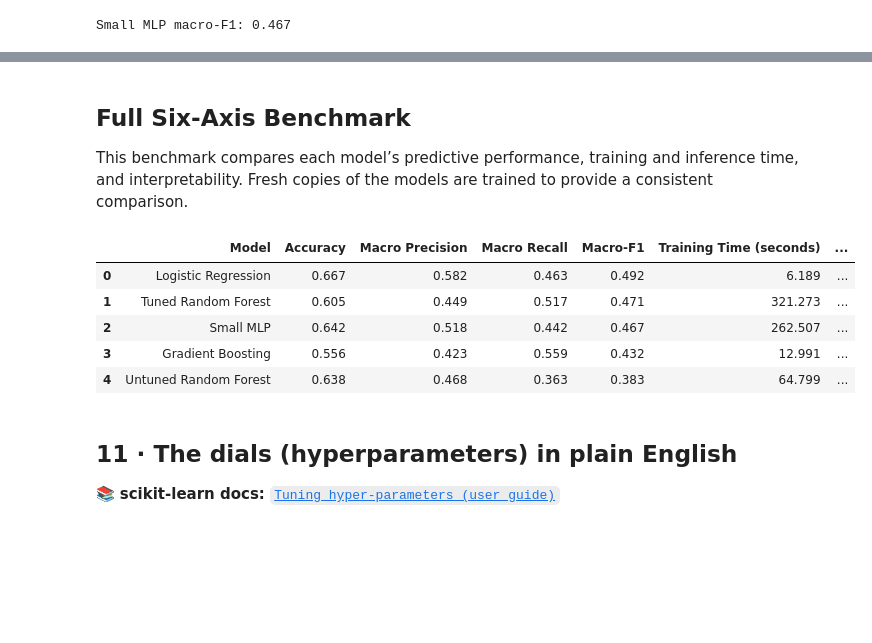
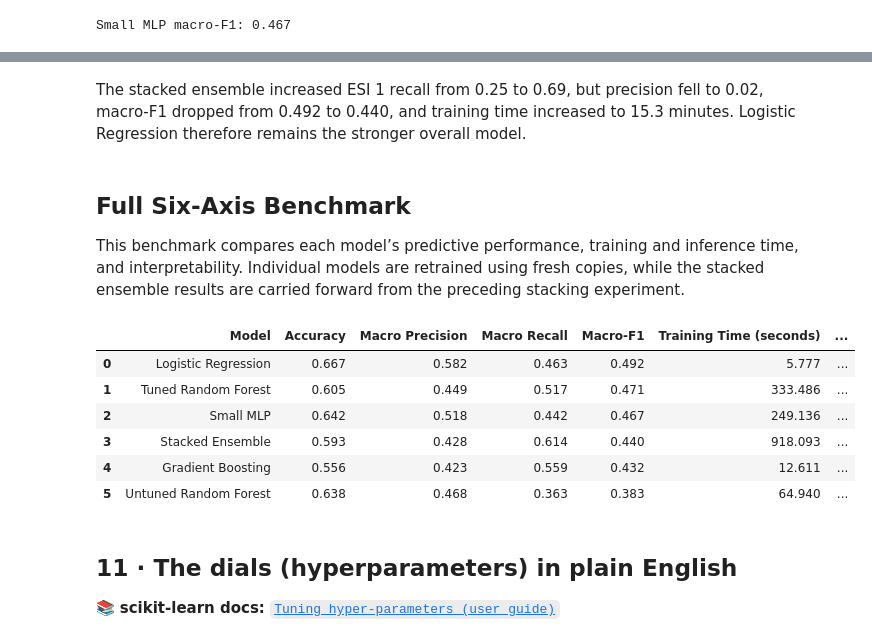
Before and after one commit to tinadams/carisurg-portfolio, a Jupyter notebook: notebooks/week_7_Tutorial2_Optimization_Techniques.ipynb, the cells around one changed output, grey strips where cells are left out. Saved outputs shown, nothing was run; the diff lists cells and outputs as text; code cells hidden in the pictures; blank space fills up the shorter version.

```diff
--- a/notebooks/week_7_Tutorial2_Optimization_Techniques.ipynb
+++ b/notebooks/week_7_Tutorial2_Optimization_Techniques.ipynb
@@ -621,7 +756,9 @@ Small MLP macro-F1: 0.467
+# %% [markdown]
+The stacked ensemble increased ESI 1 recall from 0.25 to 0.69, but precision fell to 0.02, macro-F1 dropped from 0.492 to 0.440, and training time increased to 15.3 minutes. Logistic Regression therefore remains the stronger overall model.
 # %% [markdown]
 ## Full Six-Axis Benchmark
 
-This benchmark compares each model’s predictive performance, training and inference time, and interpretability. Fresh copies of the models are trained to provide a consistent comparison.
+This benchmark compares each model’s predictive performance, training and inference time, and interpretability. Individual models are retrained using fresh copies, while the stacked ensemble results are carried forward from the preceding stacking experiment.
 # %%
 # ------------------------------------------------------------------
 # FULL SIX-AXIS BENCHMARK
@@ -744,38 +881,50 @@ benchmark_results.append(
     benchmark_model(
         name="Small MLP",
         model=mlp,
         X_train_model=X_train_fe,
         X_test_model=X_test_fe,
         interpretability="Low"
     )
 )
 
+# Add the stacked ensemble results from the earlier stacking section
+benchmark_results.append({
+    "Model": "Stacked Ensemble",
+    "Accuracy": stack_accuracy,
+    "Macro Precision": stack_macro_precision,
+    "Macro Recall": stack_macro_recall,
+    "Macro-F1": stack_macro_f1,
+    "Training Time (seconds)": stack_training_time,
+    "Inference Time per Prediction (ms)": stack_inference_ms,
+    "Interpretability": "Low"
+})
 benchmark_table = pd.DataFrame(benchmark_results)
 
 # Sort from highest to lowest macro-F1
 benchmark_table = benchmark_table.sort_values(
     by="Macro-F1",
     ascending=False
 ).reset_index(drop=True)
 
 # Round values for easier reading
 display(
     benchmark_table.round({
         "Accuracy": 3,
         "Macro Precision": 3,
         "Macro Recall": 3,
         "Macro-F1": 3,
         "Training Time (seconds)": 3,
         "Inference Time per Prediction (ms)": 5
     })
 )
 # %% [output]
 |  | Model | Accuracy | Macro Precision | Macro Recall | Macro-F1 | Training Time (seconds) | ... |
-| 0 | Logistic Regression | 0.667 | 0.582 | 0.463 | 0.492 | 6.189 | ... |
-| 1 | Tuned Random Forest | 0.605 | 0.449 | 0.517 | 0.471 | 321.273 | ... |
-| 2 | Small MLP | 0.642 | 0.518 | 0.442 | 0.467 | 262.507 | ... |
-| 3 | Gradient Boosting | 0.556 | 0.423 | 0.559 | 0.432 | 12.991 | ... |
-| 4 | Untuned Random Forest | 0.638 | 0.468 | 0.363 | 0.383 | 64.799 | ... |
+| 0 | Logistic Regression | 0.667 | 0.582 | 0.463 | 0.492 | 5.777 | ... |
+| 1 | Tuned Random Forest | 0.605 | 0.449 | 0.517 | 0.471 | 333.486 | ... |
+| 2 | Small MLP | 0.642 | 0.518 | 0.442 | 0.467 | 249.136 | ... |
+| 3 | Stacked Ensemble | 0.593 | 0.428 | 0.614 | 0.440 | 918.093 | ... |
+| 4 | Gradient Boosting | 0.556 | 0.423 | 0.559 | 0.432 | 12.611 | ... |
+| 5 | Untuned Random Forest | 0.638 | 0.468 | 0.363 | 0.383 | 64.940 | ... |
 # %% [markdown]
 ## 11 · The dials (hyperparameters) in plain English
 
```
Also changed, not shown: parts of 12 cells of this notebook.
